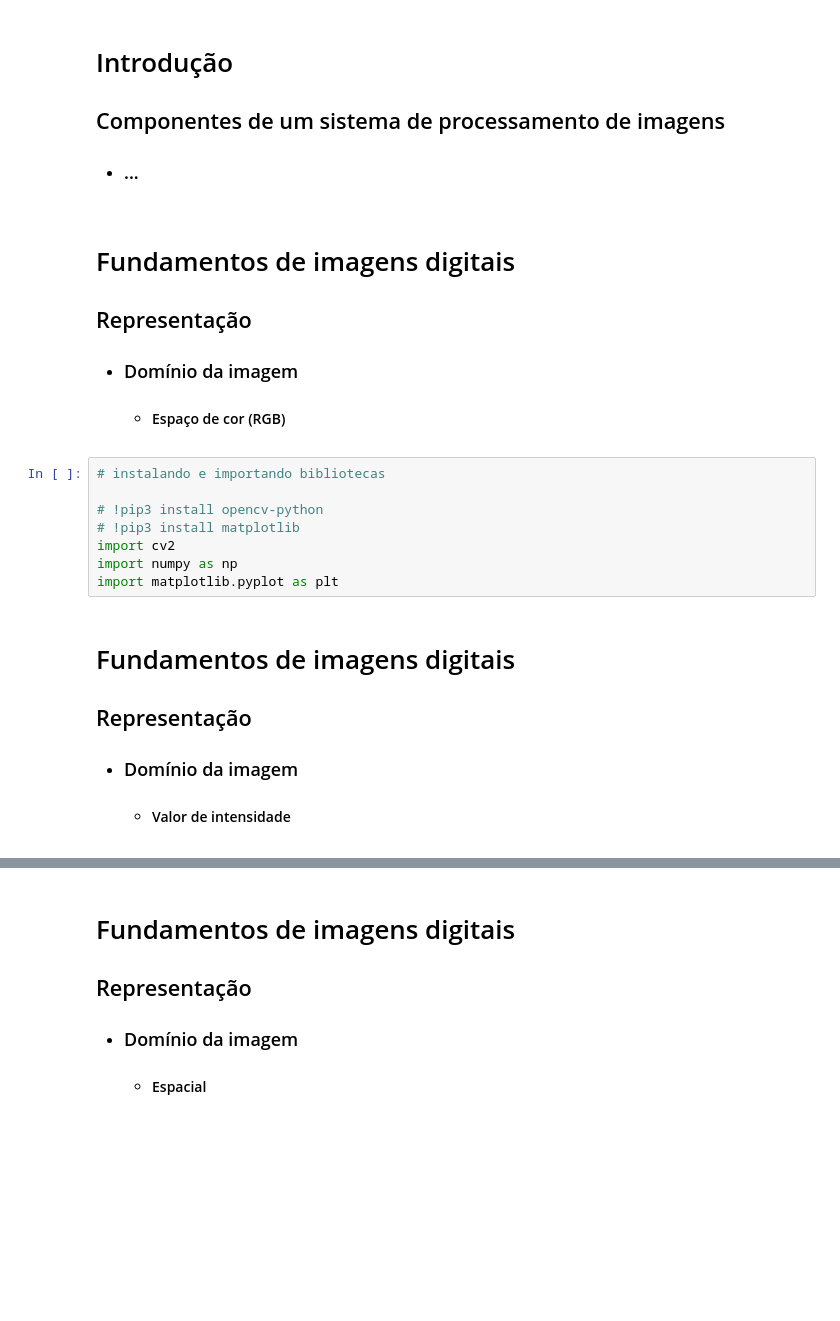
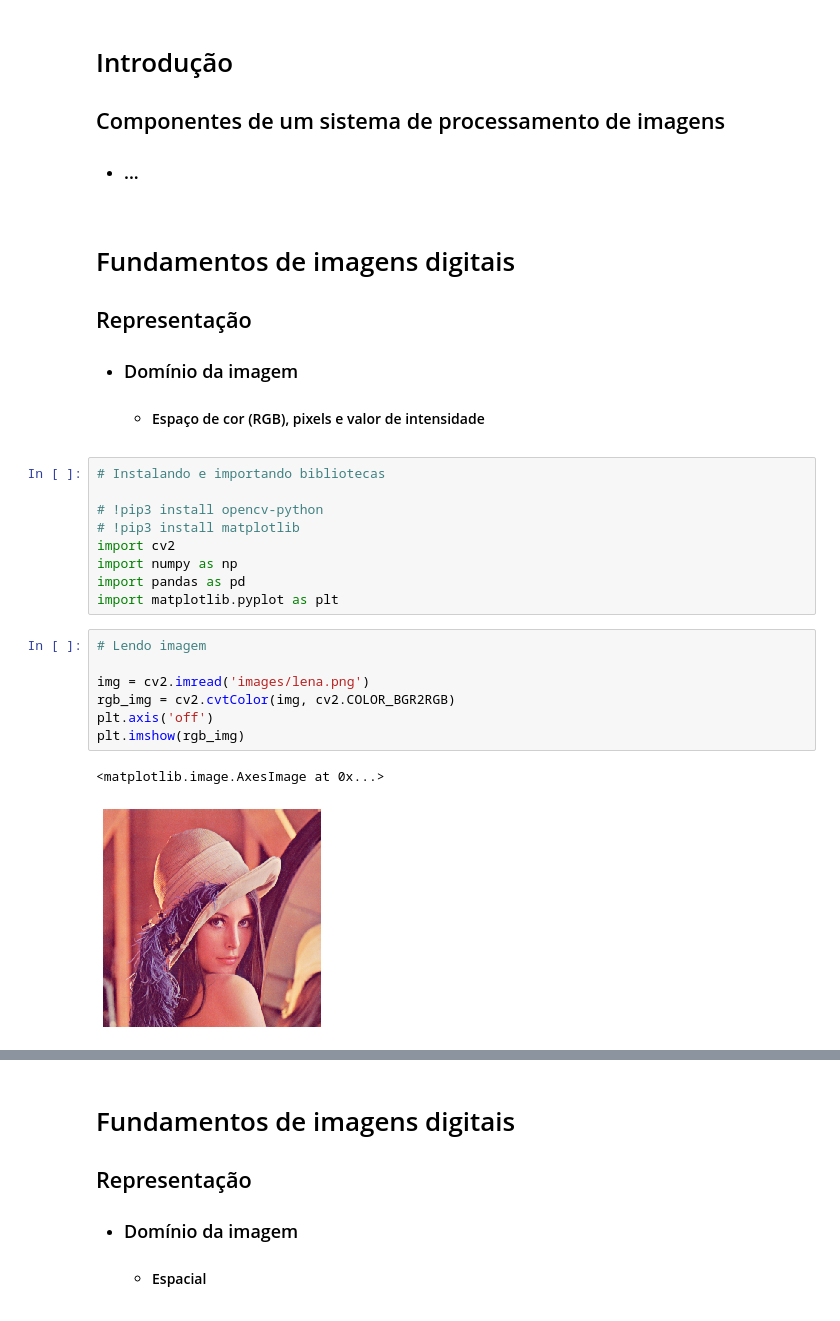
Before and after one commit to alfakini/university, a Jupyter notebook: digital-image-processing/class-1.ipynb, the cells around one changed output, grey strips where cells are left out. Saved outputs shown, nothing was run; the diff lists cells and outputs as text; blank space fills up the shorter version.

Commit message:
rgb, pixels and intensity

```diff
--- a/digital-image-processing/class-1.ipynb
+++ b/digital-image-processing/class-1.ipynb
@@ -43,17 +42,23 @@
 # Fundamentos de imagens digitais
 ## Representação
  - ### Domínio da imagem
-   - #### Espaço de cor (RGB)
+   - #### Espaço de cor (RGB), pixels e valor de intensidade
 # %%
-# instalando e importando bibliotecas
+# Instalando e importando bibliotecas
 
 # !pip3 install opencv-python
 # !pip3 install matplotlib
 import cv2
 import numpy as np
+import pandas as pd
 import matplotlib.pyplot as plt
-# %% [markdown]
-# Fundamentos de imagens digitais
-## Representação
- - ### Domínio da imagem
-   - #### Valor de intensidade
+# %%
+# Lendo imagem
+
+img = cv2.imread('images/lena.png')
+rgb_img = cv2.cvtColor(img, cv2.COLOR_BGR2RGB)
+plt.axis('off')
+plt.imshow(rgb_img)
+# %% [output]
+<matplotlib.image.AxesImage at 0x...>
+[figure, added]
```
Also changed, not shown: parts of 4 cells of this notebook, 3 other files.
